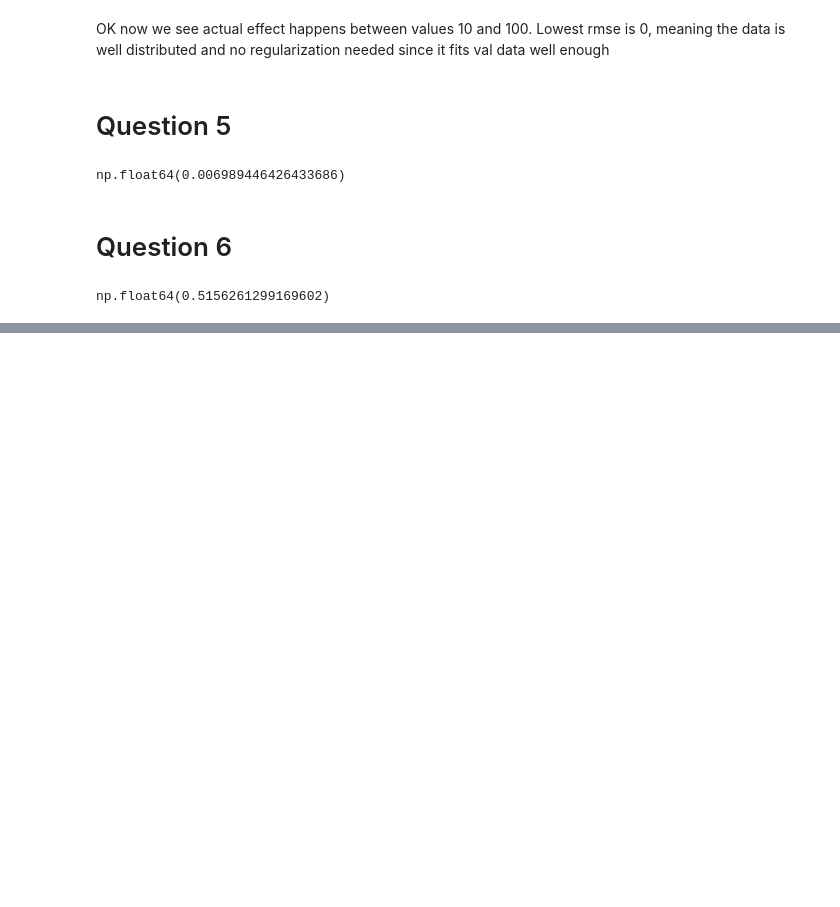
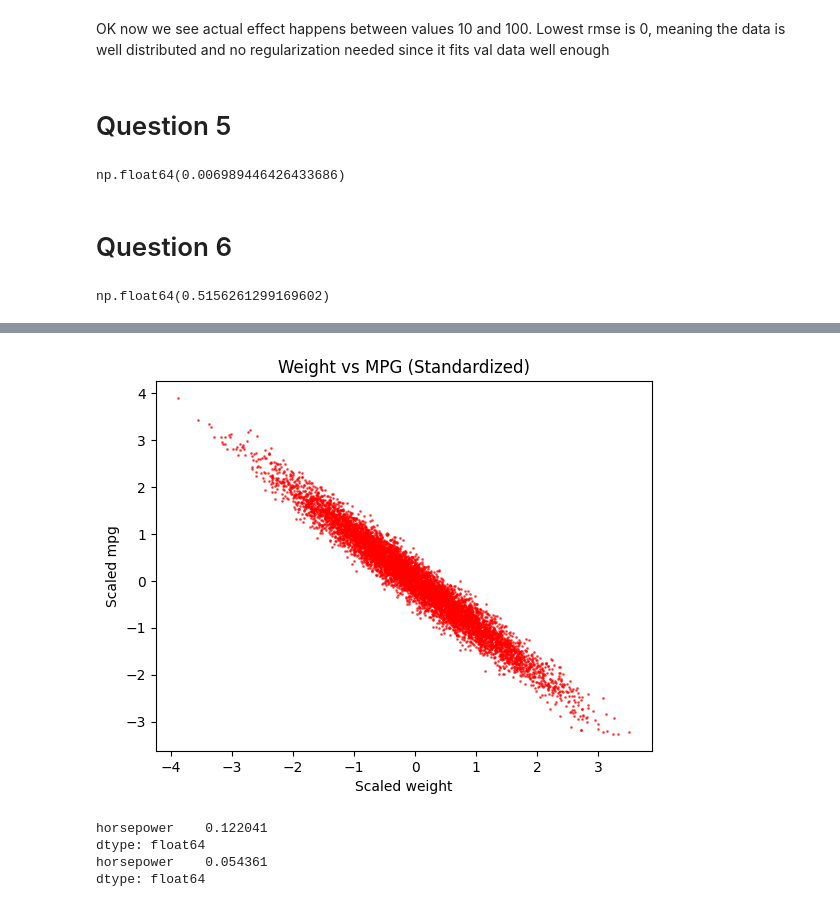
Before and after one commit to altmnt/ml-zoomcamp-fun, a Jupyter notebook: HW2/HW2.ipynb, the cells around one changed output, grey strips where cells are left out. Cells and saved outputs as stored; diff of their text form; code cells hidden in the pictures; blank space fills up the shorter version.

```diff
--- a/HW2/HW2.ipynb
+++ b/HW2/HW2.ipynb
@@ -295,0 +337,25 @@ np.float64(0.5156261299169602)
+# %%
+from sklearn.preprocessing import StandardScaler
+import matplotlib.pyplot as plt
+import pandas as pd
+
+scaler = StandardScaler()
+
+x_scaled = scaler.fit_transform(df_train[["vehicle_weight"]]).ravel()
+y_scaled = scaler.fit_transform(pd.DataFrame(y_train)).ravel()
+
+plt.scatter(x_scaled, y_scaled, alpha=0.6, color='red', s=1)
+plt.xlabel("Scaled weight")
+plt.ylabel("Scaled mpg")
+plt.title("Weight vs MPG (Standardized)")
+plt.show()
+# %% [output]
+[figure, added]
+# %%
+print(df[["horsepower"]].corrwith(df.fuel_efficiency_mpg))
+print(df_train[["horsepower"]].corrwith(pd.DataFrame(y_train).iloc[:,0]))
+# %% [output]
+horsepower    0.122041
+dtype: float64
+horsepower    0.054361
+dtype: float64
```
Also changed, not shown: parts of 5 cells of this notebook, 2 other files.
